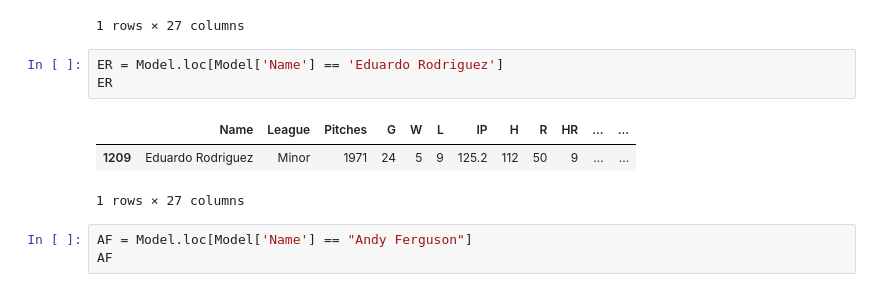
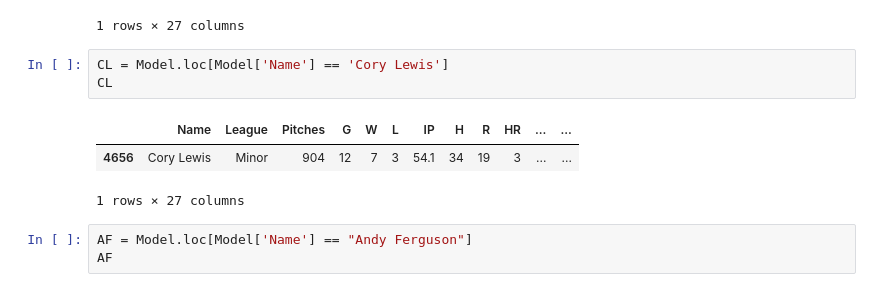
Before and after one commit to Kellyajara/MLB-MiLB-Classification, a Jupyter notebook: Final Project Notebook .ipynb, the cells around one changed output. Cells and saved outputs as stored; diff of their text form.

```diff
--- a/Final Project Notebook .ipynb
+++ b/Final Project Notebook .ipynb
@@ -567,11 +572,11 @@ TB
 | 2247 | Tanner Bibee | Minor | 2257 | 28 | 10 | 2 | 148.0 | 109 | 42 | 12 | ... | ... |
 1 rows × 27 columns
 # %%
-ER = Model.loc[Model['Name'] == 'Eduardo Rodriguez']
-ER
+CL = Model.loc[Model['Name'] == 'Cory Lewis']
+CL
 # %% [output]
 |  | Name | League | Pitches | G | W | L | IP | H | R | HR | ... | ... |
-| 1209 | Eduardo Rodriguez | Minor | 1971 | 24 | 5 | 9 | 125.2 | 112 | 50 | 9 | ... | ... |
+| 4656 | Cory Lewis | Minor | 904 | 12 | 7 | 3 | 54.1 | 34 | 19 | 3 | ... | ... |
 1 rows × 27 columns
 # %%
 AF = Model.loc[Model['Name'] == "Andy Ferguson"]
```
Also changed, not shown: parts of 20 cells of this notebook, 1 other file.
